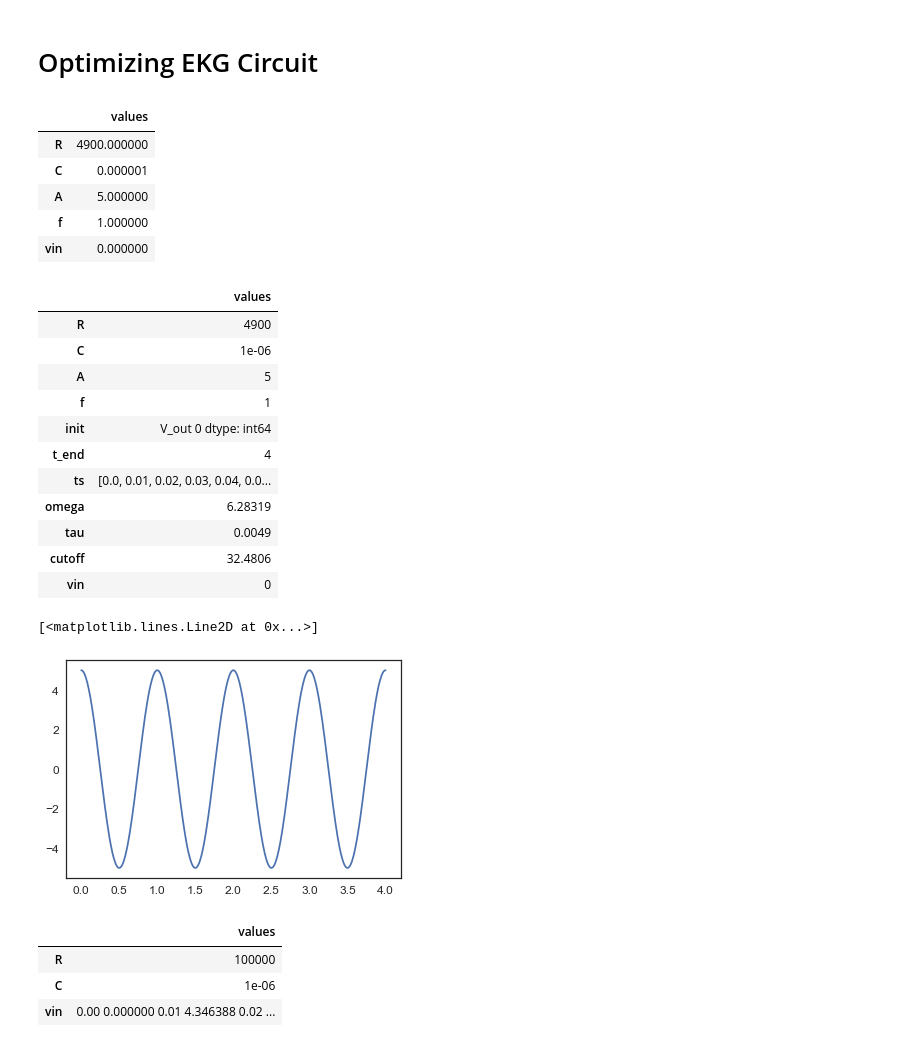
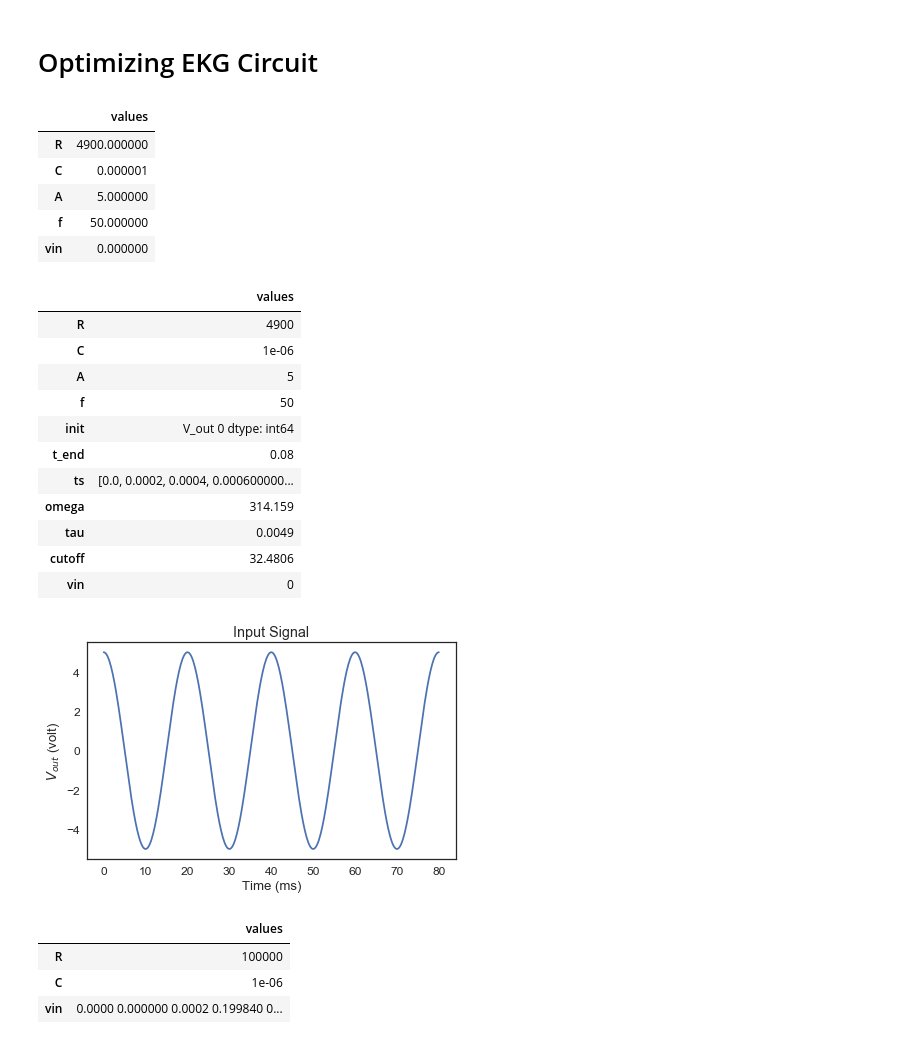
Before and after one commit to ThomasJagielski/ModSimPy, a Jupyter notebook: code/EKG Circuit Optimization Final.ipynb, the cells around one changed output. Drawn from its saved outputs; the diff is of its cells as text; code cells hidden in the pictures.

```diff
--- a/code/EKG Circuit Optimization Final.ipynb
+++ b/code/EKG Circuit Optimization Final.ipynb
@@ -20,7 +20,7 @@ params1 = Params(
     R = 4.9e3,   # ohm
     C = 1e-6,  # farad
     A = 5,      # volt
-    f = 1,   # Hz
+    f = 50,   # Hz
     vin = 0
 )
 # %% [output]
@@ -28,7 +28,7 @@ params1 = Params(
 | R | 4900.000000 |
 | C | 0.000001 |
 | A | 5.000000 |
-| f | 1.000000 |
+| f | 50.000000 |
 | vin | 0.000000 |
 # %%
 def make_system(params):
@@ -57,21 +57,24 @@ system1 = make_system(params1)
 | R | 4900 |
 | C | 1e-06 |
 | A | 5 |
-| f | 1 |
+| f | 50 |
 | init | V_out 0 dtype: int64 |
-| t_end | 4 |
-| ts | [0.0, 0.01, 0.02, 0.03, 0.04, 0.0... |
-| omega | 6.28319 |
+| t_end | 0.08 |
+| ts | [0.0, 0.0002, 0.0004, 0.000600000... |
+| omega | 314.159 |
 | tau | 0.0049 |
 | cutoff | 32.4806 |
 | vin | 0 |
 # %%
-x = system1.ts
-v = A * np.cos(2 * pi * f * x)
+x = linspace(0, system1.t_end * 1000, 401)
+v = A * np.cos(2 * pi * (f / 1000) * x)
 plt.plot(x, v)
+decorate(xlabel='Time (ms)',
+             ylabel='$V_{out}$ (volt)',
+             title='Input Signal',
+             legend=False)
 # %% [output]
-[<matplotlib.lines.Line2D at 0x...>]
-[figure, old version]
+[figure, new version]
 # %%
 def slope_func_init(state, t, system):
     """Makes a slope function to update the state.
@@ -119,7 +122,7 @@ params2 = Params(
 |  | values |
 | R | 100000 |
 | C | 1e-06 |
-| vin | 0.00 0.000000 0.01 4.346388 0.02 ... |
+| vin | 0.0000 0.000000 0.0002 0.199840 0... |
 # %%
 system2 = make_system(params2)
 # %% [output]
```
Also changed, not shown: parts of 10 cells of this notebook.
